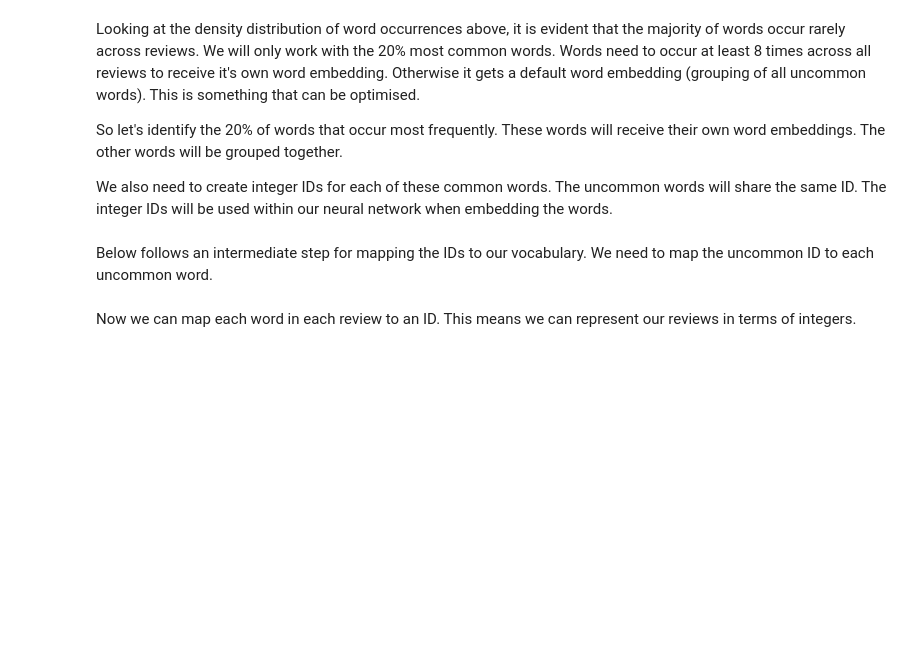
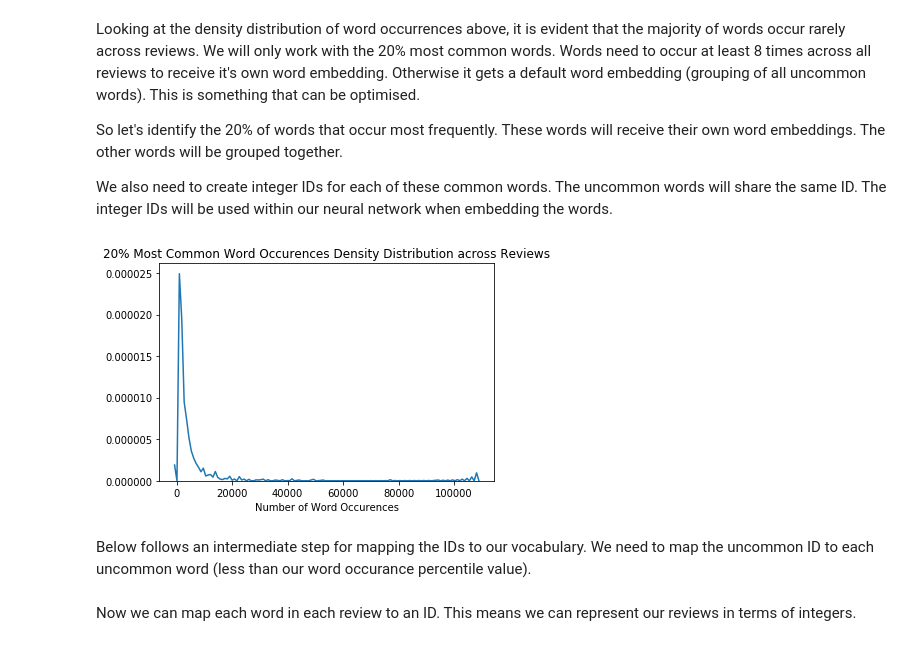
Before and after one commit to johannesharmse/wine_nlp, a Jupyter notebook: src/EDA/EDA.ipynb, the cells around one changed output. Saved outputs shown, nothing was run; the diff lists cells and outputs as text; code cells hidden in the pictures; blank space fills up the shorter version.

Commit message:
Another density plot

```diff
--- a/src/EDA/EDA.ipynb
+++ b/src/EDA/EDA.ipynb
@@ -185,8 +185,8 @@ Top 10 most common stem words (excludes stop words):
 | 9 | drink | 37941 |
 # %%
 percentile = 80
-print("Number of word occurences at %d percentile: %d" % (percentile,
-      np.percentile(list(vocabulary.values()), percentile)))
+percentile_value = np.percentile(list(vocabulary.values()), percentile)
+print("Number of word occurences at %d percentile: %d" % (percentile, percentile_value))
 # %% [output]
 Number of word occurences at 80 percentile: 8
 # %% [markdown]
@@ -195,6 +195,14 @@ Looking at the density distribution of word occurrences above, it is evident tha
 So let's identify the 20% of words that occur most frequently. These words will receive their own word embeddings. The other words will be grouped together.
 
 We also need to create integer IDs for each of these common words. The uncommon words will share the same ID. The integer IDs will be used within our neural network when embedding the words.
+# %%
+sns.distplot([x for x in vocabulary.values() if x > percentile_value],
+             kde_kws={'bw':250},
+             hist=False,
+             axlabel = 'Number of Word Occurences').set_title("20% Most Common Word Occurences Density Distribution across Reviews")
+plt.show()
+# %% [output]
+[figure, added]
 # %%
 def top_vocabulary(vocabulary, n_words):
     """Limit vocabulary to highest occurring words and create IDs."""
@@ -208,7 +216,7 @@ def top_vocabulary(vocabulary, n_words):
 n_top_words = int(0.2*len(vocabulary))
 vocabulary_n = top_vocabulary(vocabulary, n_words = n_top_words)
 # %% [markdown]
-Below follows an intermediate step for mapping the IDs to our vocabulary. We need to map the uncommon ID to each uncommon word.
+Below follows an intermediate step for mapping the IDs to our vocabulary. We need to map the uncommon ID to each uncommon word (less than our word occurance percentile value).
 # %%
 def map_vocabulary(vocabulary, map_table):
     """Map vocabulary words to IDs"""
```
